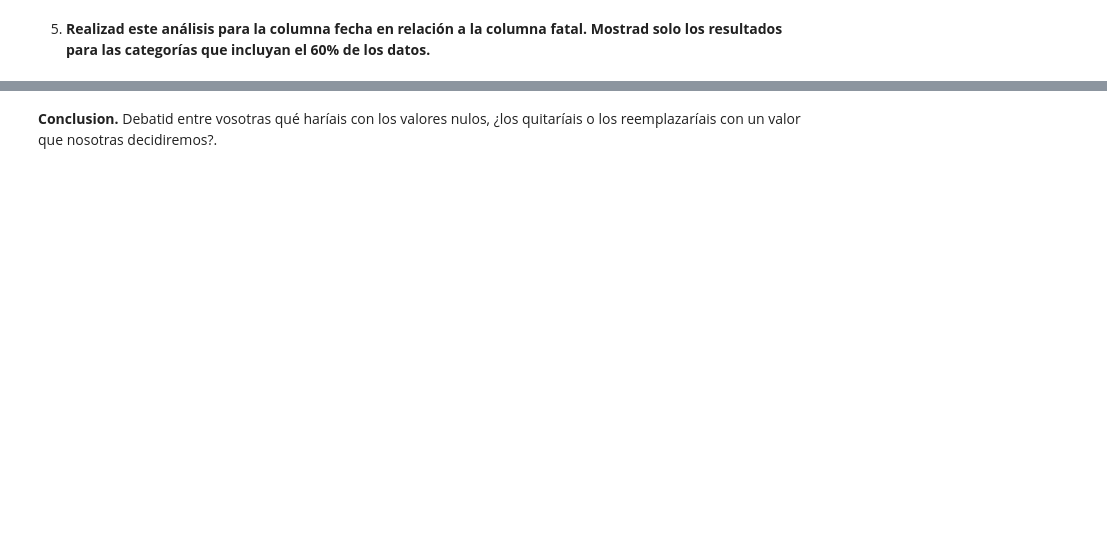
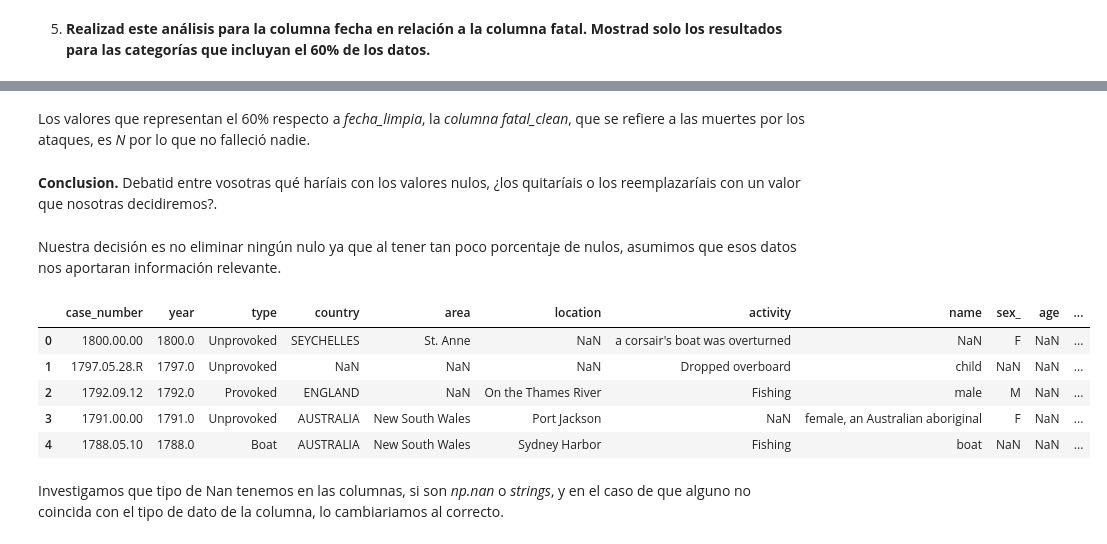
Before and after one commit to Adalab/DA-promo-A-module-2-pairprog-2-pair-3-Alicia-Laura, a Jupyter notebook: EDA/Pair_EDA_2.ipynb, the cells around one changed output, grey strips where cells are left out. Drawn from its saved outputs; the diff is of its cells as text; code cells hidden in the pictures; blank space fills up the shorter version.

```diff
--- a/EDA/Pair_EDA_2.ipynb
+++ b/EDA/Pair_EDA_2.ipynb
@@ -17,2 +113,17 @@ import sidetable
+# %% [markdown]
+Los valores que representan el 60% respecto a *fecha_limpia*, la *columna fatal_clean*, que se refiere a las muertes por los ataques, es *N* por lo que no falleció nadie.
 # %% [markdown]
 **Conclusion.** Debatid entre vosotras qué haríais con los valores nulos, ¿los quitaríais o los reemplazaríais con un valor que nosotras decidiremos?.
+# %% [markdown]
+Nuestra decisión es no eliminar ningún nulo ya que al tener tan poco porcentaje de nulos, asumimos que esos datos nos aportaran información relevante.
+# %%
+df.head()
+# %% [output]
+|  | case_number | year | type | country | area | location | activity | name | sex_ | age | ... |
+| 0 | 1800.00.00 | 1800.0 | Unprovoked | SEYCHELLES | St. Anne | NaN | a corsair's boat was overturned | NaN | F | NaN | ... |
+| 1 | 1797.05.28.R | 1797.0 | Unprovoked | NaN | NaN | NaN | Dropped overboard | child | NaN | NaN | ... |
+| 2 | 1792.09.12 | 1792.0 | Provoked | ENGLAND | NaN | On the Thames River | Fishing | male | M | NaN | ... |
+| 3 | 1791.00.00 | 1791.0 | Unprovoked | AUSTRALIA | New South Wales | Port Jackson | NaN | female, an Australian aboriginal | F | NaN | ... |
+| 4 | 1788.05.10 | 1788.0 | Boat | AUSTRALIA | New South Wales | Sydney Harbor | Fishing | boat | NaN | NaN | ... |
+# %% [markdown]
+Investigamos que tipo de Nan tenemos en las columnas, si son *np.nan* o *strings*, y en el caso de que alguno no coincida con el tipo de dato de la columna, lo cambiariamos al correcto.
```
Also changed, not shown: parts of 11 cells of this notebook.
